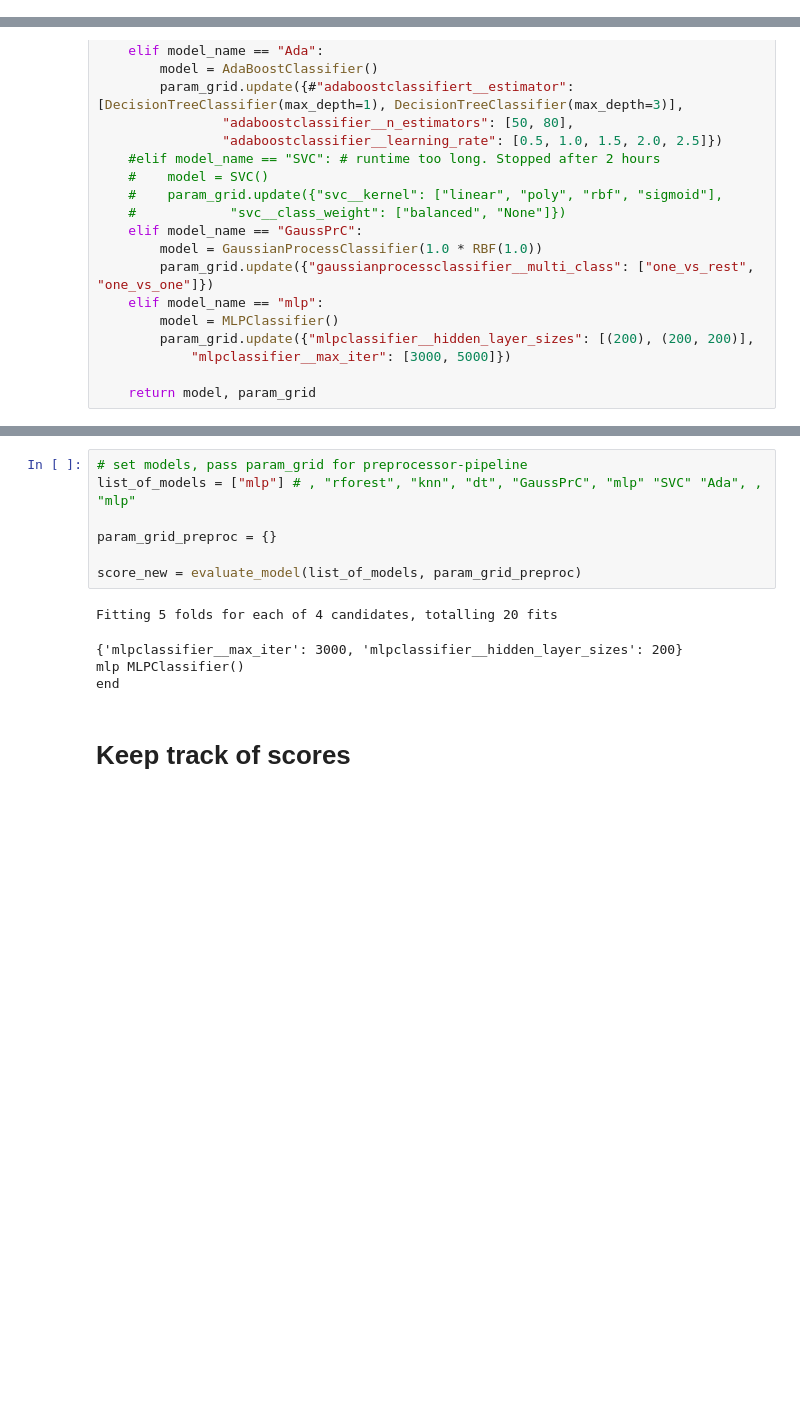
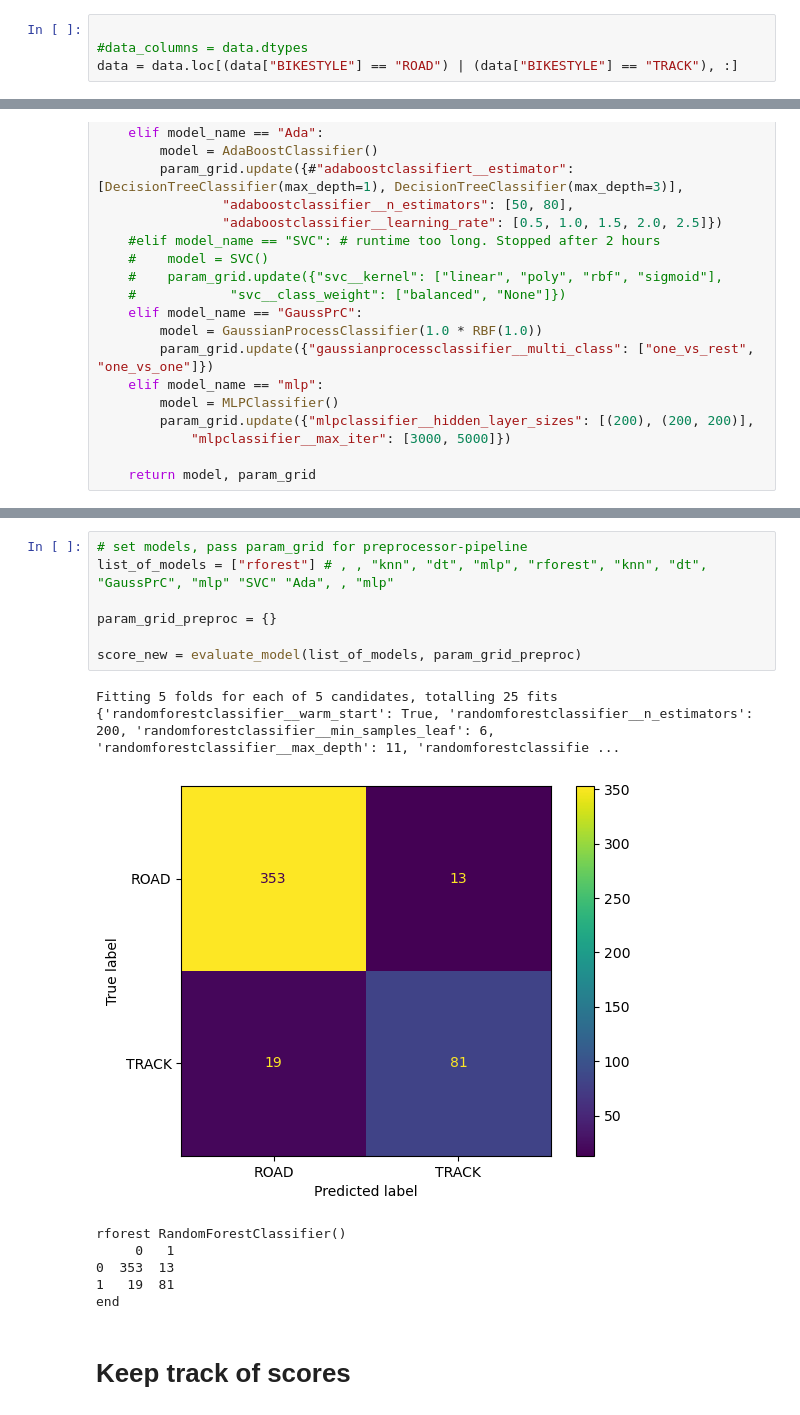
Before and after one commit to lgybas/BIKED_ligy, a Jupyter notebook: Classification_Pipeline_CV.ipynb, the cells around one changed output, grey strips where cells are left out. Drawn from its saved outputs; the diff is of its cells as text; blank space fills up the shorter version.

```diff
--- a/Classification_Pipeline_CV.ipynb
+++ b/Classification_Pipeline_CV.ipynb
@@ -56,0 +56,4 @@ data = pd.read_csv("Data/BIKED_reduced.csv", index_col=0)
+# %%
+
+#data_columns = data.dtypes
+data = data.loc[(data["BIKESTYLE"] == "ROAD") | (data["BIKESTYLE"] == "TRACK"), :]
@@ -426,14 +562,18 @@ def evaluate_model(list_of_models, param_grid_preproc):
 # %%
 # set models, pass param_grid for preprocessor-pipeline
-list_of_models = ["mlp"] # , "rforest", "knn", "dt", "GaussPrC", "mlp" "SVC" "Ada", , "mlp"
+list_of_models = ["rforest"] # , , "knn", "dt", "mlp", "rforest", "knn", "dt", "GaussPrC", "mlp" "SVC" "Ada", , "mlp"
 
 param_grid_preproc = {}
 
 score_new = evaluate_model(list_of_models, param_grid_preproc)
 # %% [output]
-Fitting 5 folds for each of 4 candidates, totalling 20 fits
+Fitting 5 folds for each of 5 candidates, totalling 25 fits
+{'randomforestclassifier__warm_start': True, 'randomforestclassifier__n_estimators': 200, 'randomforestclassifier__min_samples_leaf': 6, 'randomforestclassifier__max_depth': 11, 'randomforestclassifie ...
+[figure, added]
-{'mlpclassifier__max_iter': 3000, 'mlpclassifier__hidden_layer_sizes': 200}
-mlp MLPClassifier()
+rforest RandomForestClassifier()
+     0   1
+0  353  13
+1   19  81
 end
 # %% [markdown]
 # Keep track of scores
```
Also changed, not shown: parts of 25 cells of this notebook, 6 other files.
